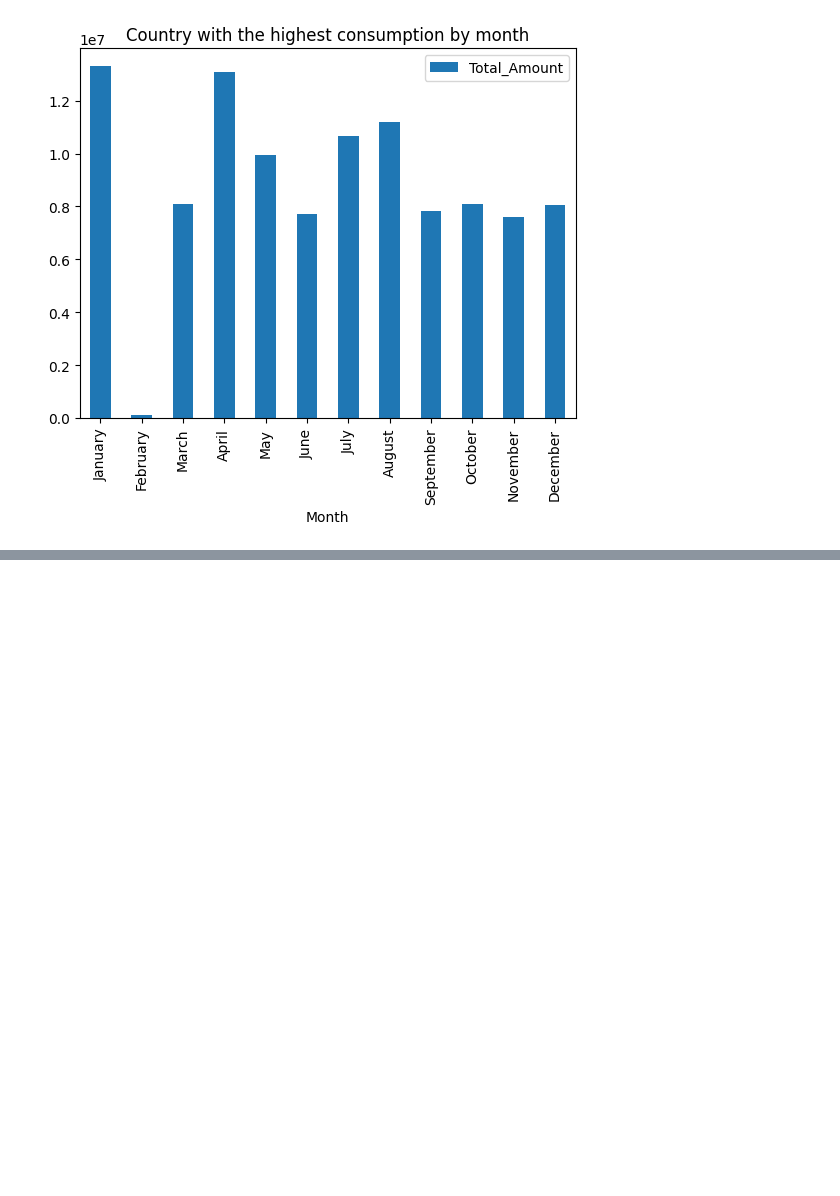
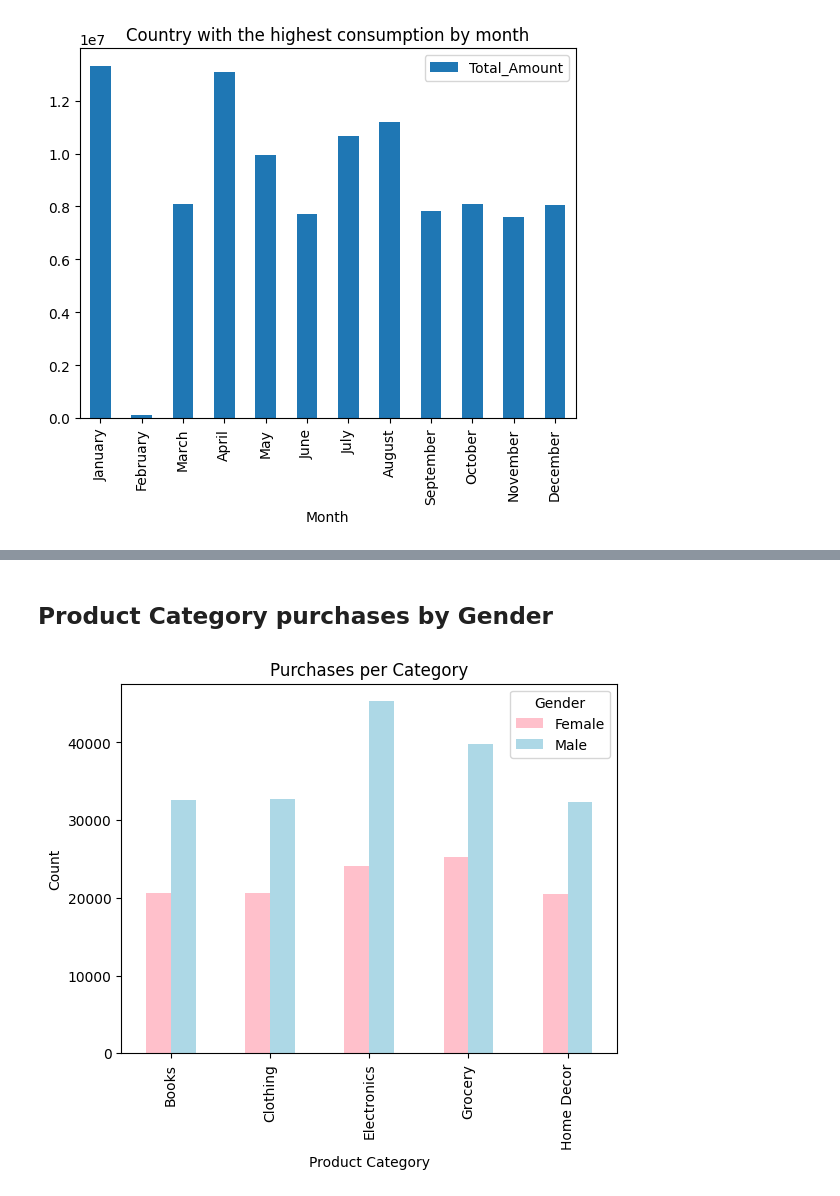
Before and after one commit to JohnnyLiang-OTU/retail_analysis, a Jupyter notebook: main.ipynb, the cells around one changed output, grey strips where cells are left out. Saved outputs shown, nothing was run; the diff lists cells and outputs as text; code cells hidden in the pictures; blank space fills up the shorter version.

```diff
--- a/main.ipynb
+++ b/main.ipynb
@@ -246,0 +236,11 @@ plt.show()
+# %% [markdown]
+## Product Category purchases by Gender
+# %%
+product_category_gender = df.groupby(['Product_Category', 'Gender']).size()
+product_category_gender = product_category_gender.unstack(level=1)
+product_category_gender.plot(kind='bar', title='Purchases per Category per Gender', color=['pink', 'lightblue'])
+plt.xlabel('Product Category')
+plt.ylabel('Count')
+plt.show()
+# %% [output]
+[figure, added]
```
Also changed, not shown: parts of 22 cells of this notebook, 1 other file.
